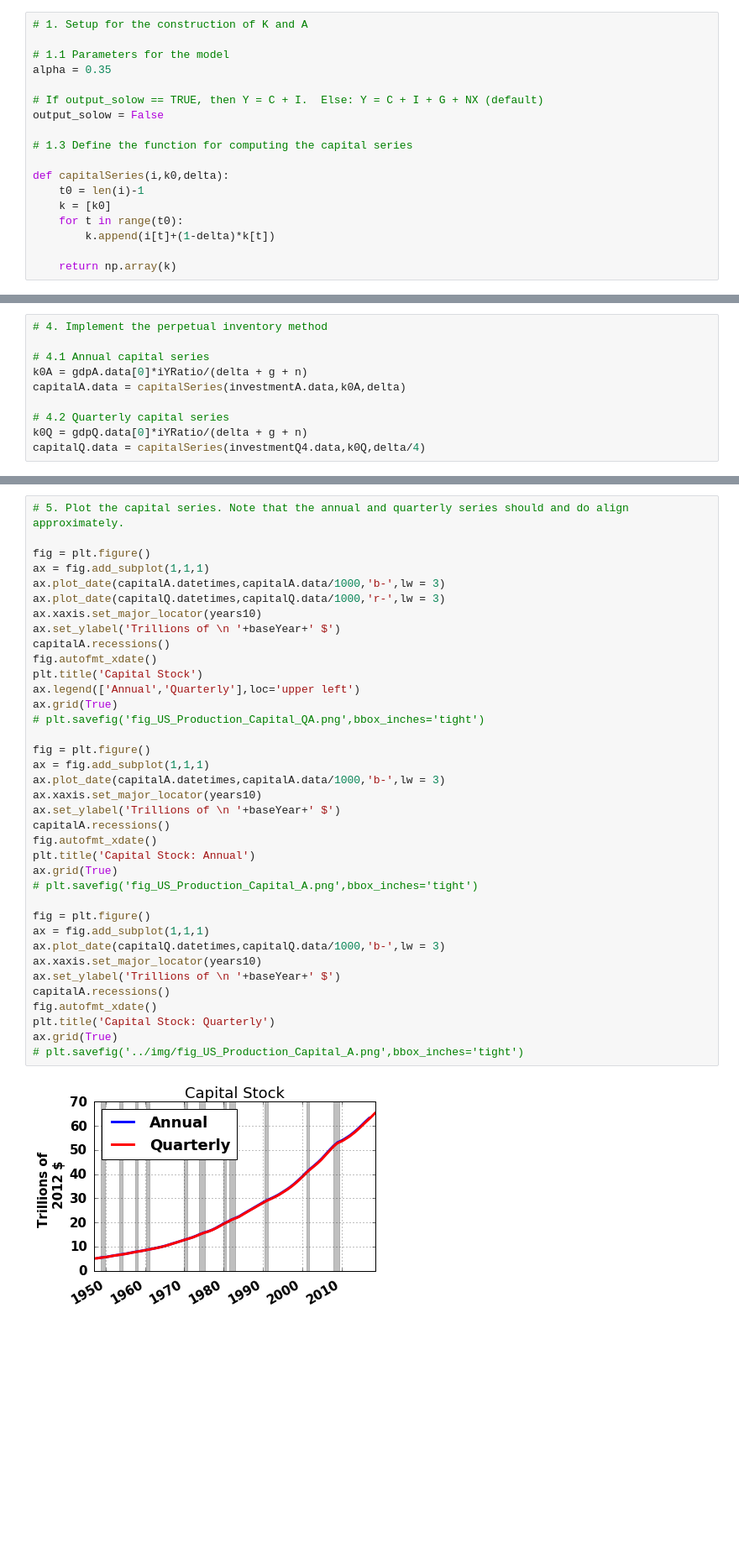
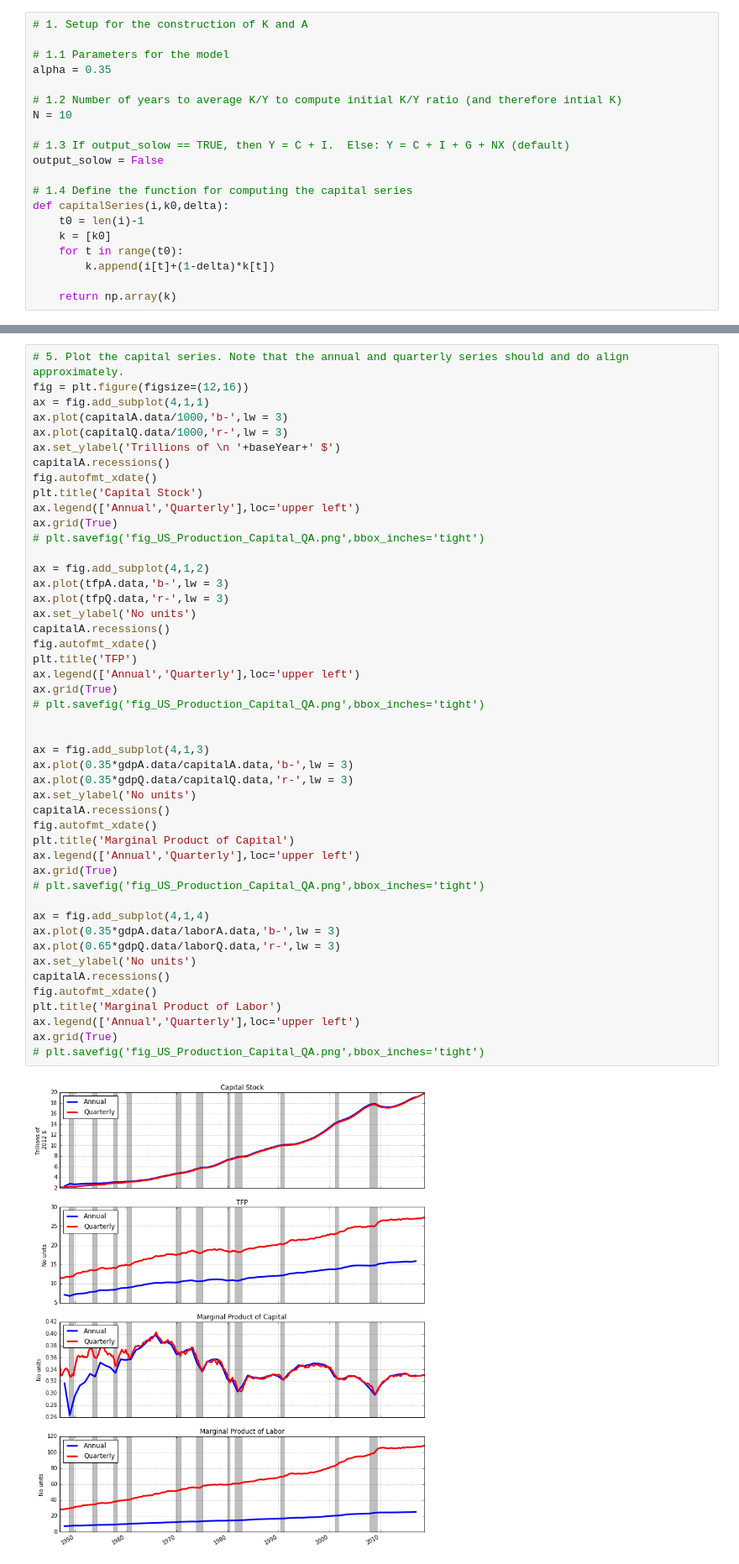
Before and after one commit to msilva913/economic-data, a Jupyter notebook: usProductionData/python/usProductionData.ipynb, the cells around one changed output, grey strips where cells are left out. Shown at 84% size. Saved outputs shown, nothing was run; the diff lists cells and outputs as text; blank space fills up the shorter version.

Commit message:
updated production data

```diff
--- a/usProductionData/python/usProductionData.ipynb
+++ b/usProductionData/python/usProductionData.ipynb
@@ -47,11 +16,13 @@ fp.api_key = fp.load_api_key('fred_api_key.txt')
 # 1.1 Parameters for the model
 alpha = 0.35
 
-# If output_solow == TRUE, then Y = C + I.  Else: Y = C + I + G + NX (default)
+# 1.2 Number of years to average K/Y to compute initial K/Y ratio (and therefore intial K)
+N = 10
+
+# 1.3 If output_solow == TRUE, then Y = C + I.  Else: Y = C + I + G + NX (default)
 output_solow = False
 
-# 1.3 Define the function for computing the capital series
-
+# 1.4 Define the function for computing the capital series
 def capitalSeries(i,k0,delta):
     t0 = len(i)-1
     k = [k0]
@@ -170,10 +123,0 @@ g: 0.03153775415586857
-# %%
-# 4. Implement the perpetual inventory method
-
-# 4.1 Annual capital series
-k0A = gdpA.data[0]*iYRatio/(delta + g + n)
-capitalA.data = capitalSeries(investmentA.data,k0A,delta)
-
-# 4.2 Quarterly capital series
-k0Q = gdpQ.data[0]*iYRatio/(delta + g + n)
-capitalQ.data = capitalSeries(investmentQ4.data,k0Q,delta/4)
@@ -180,39 +150,49 @@ capitalQ.data = capitalSeries(investmentQ4.data,k0Q,delta/4)
 # %%
 # 5. Plot the capital series. Note that the annual and quarterly series should and do align approximately.
-
-fig = plt.figure()
-ax = fig.add_subplot(1,1,1)
-ax.plot_date(capitalA.datetimes,capitalA.data/1000,'b-',lw = 3)
-ax.plot_date(capitalQ.datetimes,capitalQ.data/1000,'r-',lw = 3)
-ax.xaxis.set_major_locator(years10)
+fig = plt.figure(figsize=(12,16))
+ax = fig.add_subplot(4,1,1)
+ax.plot(capitalA.data/1000,'b-',lw = 3)
+ax.plot(capitalQ.data/1000,'r-',lw = 3)
 ax.set_ylabel('Trillions of \n '+baseYear+' $')
 capitalA.recessions()
 fig.autofmt_xdate()
 plt.title('Capital Stock')
 ax.legend(['Annual','Quarterly'],loc='upper left')
 ax.grid(True)
 # plt.savefig('fig_US_Production_Capital_QA.png',bbox_inches='tight')
 
-fig = plt.figure()
-ax = fig.add_subplot(1,1,1)
-ax.plot_date(capitalA.datetimes,capitalA.data/1000,'b-',lw = 3)
-ax.xaxis.set_major_locator(years10)
-ax.set_ylabel('Trillions of \n '+baseYear+' $')
+ax = fig.add_subplot(4,1,2)
+ax.plot(tfpA.data,'b-',lw = 3)
+ax.plot(tfpQ.data,'r-',lw = 3)
+ax.set_ylabel('No units')
 capitalA.recessions()
 fig.autofmt_xdate()
-plt.title('Capital Stock: Annual')
+plt.title('TFP')
+ax.legend(['Annual','Quarterly'],loc='upper left')
 ax.grid(True)
-# plt.savefig('fig_US_Production_Capital_A.png',bbox_inches='tight')
+# plt.savefig('fig_US_Production_Capital_QA.png',bbox_inches='tight')
 
-fig = plt.figure()
-ax = fig.add_subplot(1,1,1)
-ax.plot_date(capitalQ.datetimes,capitalQ.data/1000,'b-',lw = 3)
-ax.xaxis.set_major_locator(years10)
-ax.set_ylabel('Trillions of \n '+baseYear+' $')
+
+ax = fig.add_subplot(4,1,3)
+ax.plot(0.35*gdpA.data/capitalA.data,'b-',lw = 3)
+ax.plot(0.35*gdpQ.data/capitalQ.data,'r-',lw = 3)
+ax.set_ylabel('No units')
 capitalA.recessions()
 fig.autofmt_xdate()
-plt.title('Capital Stock: Quarterly')
+plt.title('Marginal Product of Capital')
+ax.legend(['Annual','Quarterly'],loc='upper left')
 ax.grid(True)
-# plt.savefig('../img/fig_US_Production_Capital_A.png',bbox_inches='tight')
+# plt.savefig('fig_US_Production_Capital_QA.png',bbox_inches='tight')
+
+ax = fig.add_subplot(4,1,4)
+ax.plot(0.35*gdpA.data/laborA.data,'b-',lw = 3)
+ax.plot(0.65*gdpQ.data/laborQ.data,'r-',lw = 3)
+ax.set_ylabel('No units')
+capitalA.recessions()
+fig.autofmt_xdate()
+plt.title('Marginal Product of Labor')
+ax.legend(['Annual','Quarterly'],loc='upper left')
+ax.grid(True)
+# plt.savefig('fig_US_Production_Capital_QA.png',bbox_inches='tight')
 # %% [output]
-[figure, old version]
+[figure, new version]
```
Also changed, not shown: parts of 13 cells of this notebook, 8 other files.
